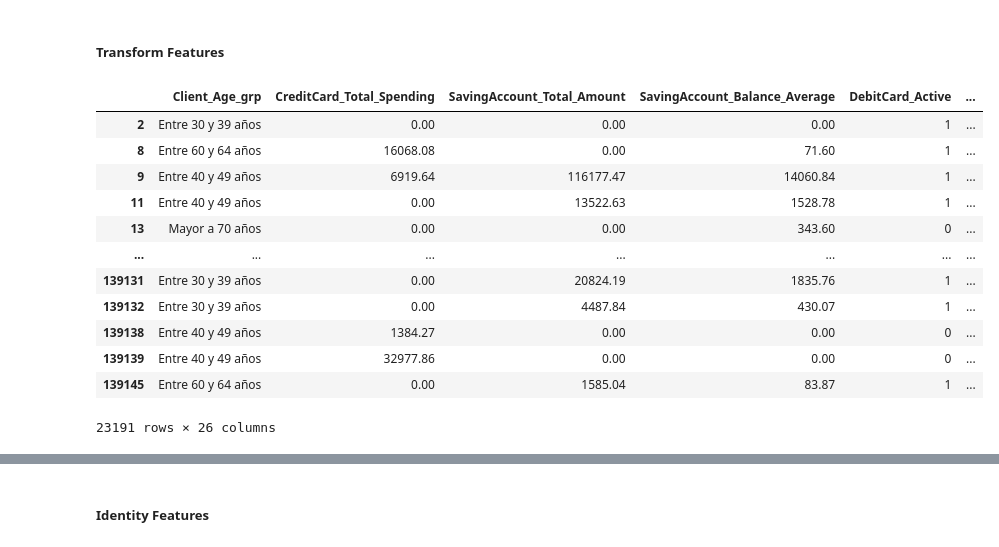
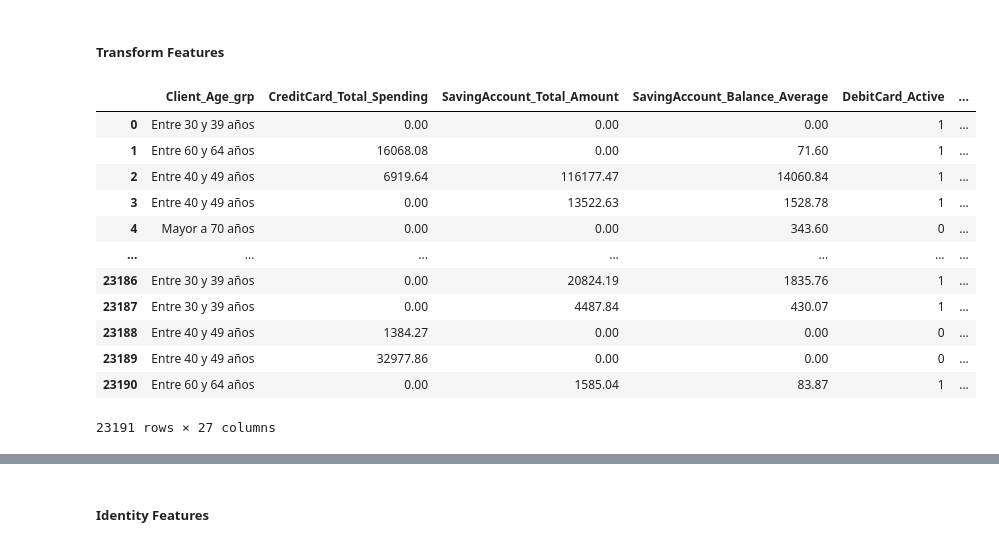
Before and after one commit to mnigliazzo/ML-Grupo3, a Jupyter notebook: TP_Grupo3.ipynb, the cells around one changed output, grey strips where cells are left out. Cells and saved outputs as stored; diff of their text form; code cells hidden in the pictures.

```diff
--- a/TP_Grupo3.ipynb
+++ b/TP_Grupo3.ipynb
@@ -270,3 +311,5 @@ Variables relacionadas con el paquete:  ['Client_Age_grp', 'CreditCard_Total_Lim
+# %%
+data_training=data_training[data_training.Month==ultimo_mes][variables_paquete].copy()
 # %% [markdown]
 ##### Miss Values
 # %%
@@ -288,14 +331,10 @@ data_training.columns[data_training.isnull().any()].tolist()
 # %%
-data_training['CreditCard_Product']=data_training['CreditCard_Product'].where(data_training['CreditCard_Active']==0,'NA')
-
-categorical_columns=['Region','CreditCard_Product']
-for col in categorical_columns:
-    data_tmp=data.query(col+'.notnull()')[['client_id',col]].groupby('client_id').first().reset_index()
-    data_tmp.columns=['client_id',col+'_NOTNULL']
-    data_training=data_training.merge(data_tmp,how='left',on='client_id')
-    data_training[col]=data_training[col].fillna(data_training[col+'_NOTNULL']).fillna('SD')
-    data_training.drop(columns=[col+'_NOTNULL'],inplace=True)
-    print (data_training[[col]].value_counts())
-data_training.columns[data_training.isnull().any()].tolist()
+col='Region'
+data_tmp=data.query(col+'.notnull()')[['client_id',col]].groupby('client_id').first().reset_index()
+data_tmp.columns=['client_id',col+'_NOTNULL']
+data_training=data_training.merge(data_tmp,how='left',on='client_id')
+data_training[col]=data_training[col].fillna(data_training[col+'_NOTNULL']).fillna('BUENOS AIRES')
+data_training.drop(columns=[col+'_NOTNULL'],inplace=True)
+print (data_training[[col]].value_counts())
 # %% [output]
 Region
@@ -318,0 +351,3 @@ Name: count, dtype: int64
+# %%
+data_training['CreditCard_Product']=np.where(data_training.CreditCard_Active==0,'No',data_training.CreditCard_Product)
+data_training.groupby(['CreditCard_Product']).size()
@@ -318,0 +358,9 @@ Name: count, dtype: int64
+# %%
+col='CreditCard_Product'
+data_tmp=data.query(col+'.notnull()')[['client_id',col]].groupby('client_id').first().reset_index()
+data_tmp.columns=['client_id',col+'_NOTNULL']
+data_training=data_training.merge(data_tmp,how='left',on='client_id')
+data_training[col]=data_training[col].fillna(data_training[col+'_NOTNULL'])
+data_training.drop(columns=[col+'_NOTNULL'],inplace=True)
+
+data_training.groupby(['CreditCard_Product']).size()
@@ -339,43 +398,49 @@ Transform_Features=[
                ,'Investment_Active'
                ,'Mortgage_Active'
                ,'Loan_Active'
                ,'SavingAccount_Percent_Credit'
                ,'ProductAge'
                ,'IsLastProductMonth'
                ,'HasAutomaticDebit'
-               ,'HasInsurance']
+               ,'HasInsurance'
+               ,'TotalOperations']
 # SavingAccount_Percent_Credit
 data_training['SavingAccount_Percent_Credit']=data_training['SavingAccount_Credits_Amounts']/data_training['SavingAccount_Total_Amount']
 data_training['SavingAccount_Percent_Credit']=data_training['SavingAccount_Percent_Credit'].fillna(0)
 
 # ProductAge
 data_training['ProductAge']=(pd.to_datetime(data_training['Month'])-pd.to_datetime(data_training['First_product_dt'])).dt.days.where(pd.to_datetime(data_training['Month'])>pd.to_datetime(data_training['First_product_dt']),0)
 
 # IsLastProductMonth
 data_training['IsLastProductMonth']=(pd.to_datetime(data_training['Month']).dt.to_period('M')==pd.to_datetime(data_training['Last_product_dt']).dt.to_period('M')).astype(int)
 
 #HasAutomaticDebit
 data_training['HasAutomaticDebit']=data_training['CreditCard_Spending_Aut_Debits']>0
 
 #HasInsurance
 data_training['HasInsurance']=data_training['Insurance_Life']+data_training['Insurance_Home']+data_training['Insurance_Accidents']+data_training['Insurance_Mobile']+data_training['Insurance_ATM']+data_training['Insurance_Unemployment']>0
 
+# TotalOperations
+data_training['TotalOperations'] = data_training['Operations_Bank'] + data_training['Operations_Terminal'] \
+                                + data_training['Operations_HomeBanking'] + data_training['Operations_Mobile'] \
+                                + data_training['Operations_Ivr'] + data_training['Operations_Telemarketer'] \
+                                + data_training['Operations_ATM']
 Transform_Features_client=Transform_Features
 Transform_Features_client.append('client_id')
 Transform_Features_client.append('Target')
 data_transform=data_training[(data_training.Month==ultimo_mes)][Transform_Features_client]
 data_transform
 # %% [output]
 |  | Client_Age_grp | CreditCard_Total_Spending | SavingAccount_Total_Amount | SavingAccount_Balance_Average | DebitCard_Active | ... |
-| 2 | Entre 30 y 39 años | 0.00 | 0.00 | 0.00 | 1 | ... |
-| 8 | Entre 60 y 64 años | 16068.08 | 0.00 | 71.60 | 1 | ... |
-| 9 | Entre 40 y 49 años | 6919.64 | 116177.47 | 14060.84 | 1 | ... |
-| 11 | Entre 40 y 49 años | 0.00 | 13522.63 | 1528.78 | 1 | ... |
-| 13 | Mayor a 70 años | 0.00 | 0.00 | 343.60 | 0 | ... |
+| 0 | Entre 30 y 39 años | 0.00 | 0.00 | 0.00 | 1 | ... |
+| 1 | Entre 60 y 64 años | 16068.08 | 0.00 | 71.60 | 1 | ... |
+| 2 | Entre 40 y 49 años | 6919.64 | 116177.47 | 14060.84 | 1 | ... |
+| 3 | Entre 40 y 49 años | 0.00 | 13522.63 | 1528.78 | 1 | ... |
+| 4 | Mayor a 70 años | 0.00 | 0.00 | 343.60 | 0 | ... |
 | ... | ... | ... | ... | ... | ... | ... |
-| 139131 | Entre 30 y 39 años | 0.00 | 20824.19 | 1835.76 | 1 | ... |
-| 139132 | Entre 30 y 39 años | 0.00 | 4487.84 | 430.07 | 1 | ... |
-| 139138 | Entre 40 y 49 años | 1384.27 | 0.00 | 0.00 | 0 | ... |
-| 139139 | Entre 40 y 49 años | 32977.86 | 0.00 | 0.00 | 0 | ... |
-| 139145 | Entre 60 y 64 años | 0.00 | 1585.04 | 83.87 | 1 | ... |
+| 23186 | Entre 30 y 39 años | 0.00 | 20824.19 | 1835.76 | 1 | ... |
+| 23187 | Entre 30 y 39 años | 0.00 | 4487.84 | 430.07 | 1 | ... |
+| 23188 | Entre 40 y 49 años | 1384.27 | 0.00 | 0.00 | 0 | ... |
+| 23189 | Entre 40 y 49 años | 32977.86 | 0.00 | 0.00 | 0 | ... |
+| 23190 | Entre 60 y 64 años | 0.00 | 1585.04 | 83.87 | 1 | ... |
-23191 rows × 26 columns
+23191 rows × 27 columns
```
Also changed, not shown: parts of 26 cells of this notebook.
